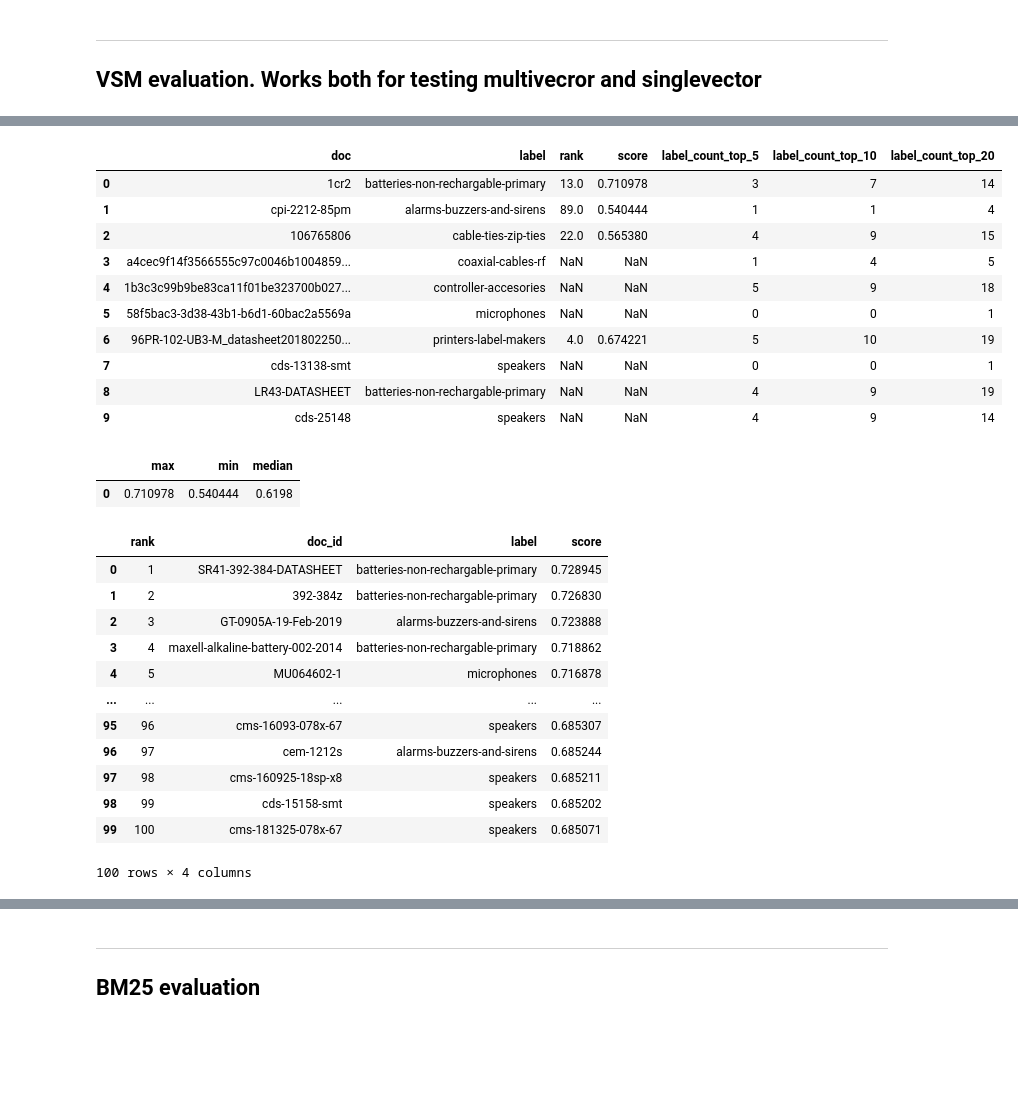
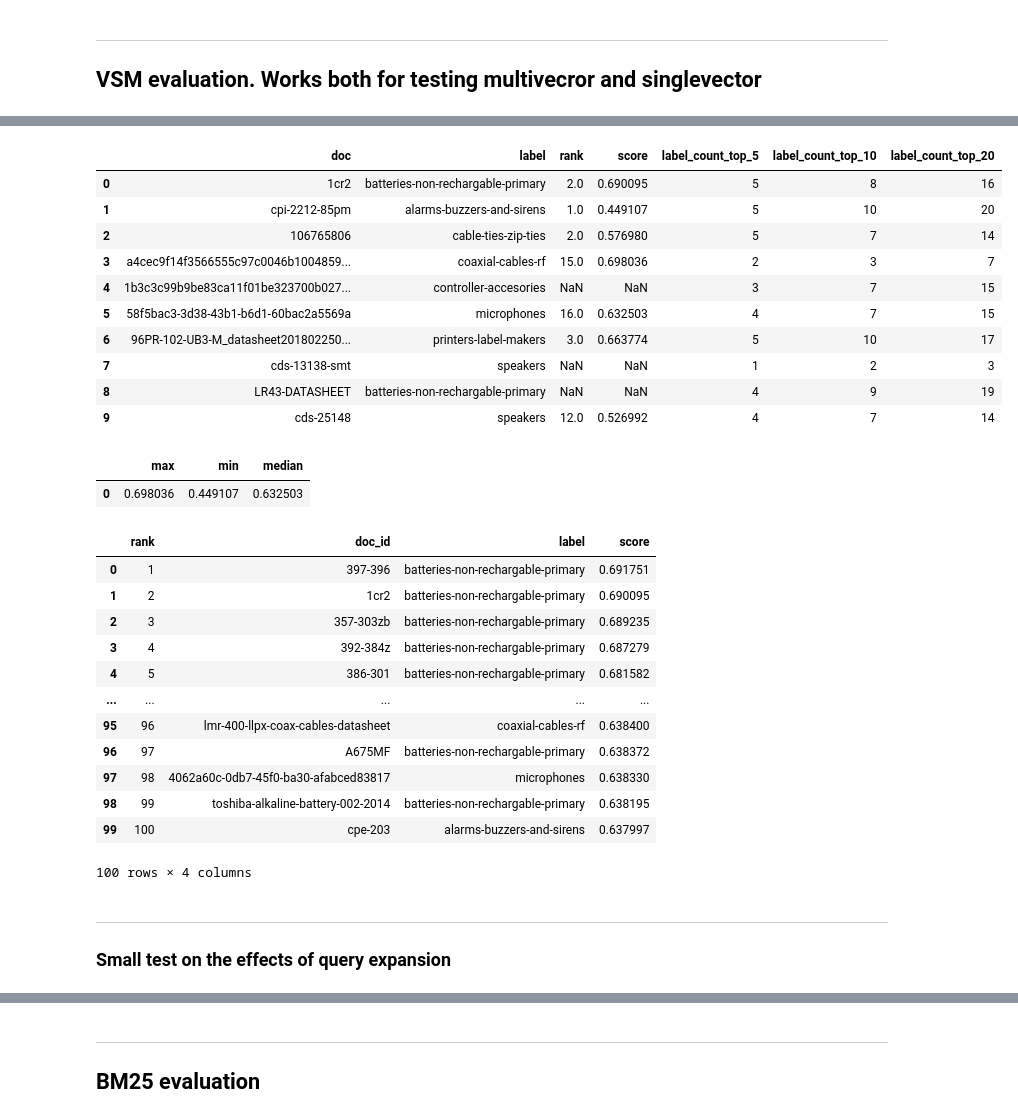
Before and after one commit to pablodevicente/RI_2-Product_Catalog_Classifier, a Jupyter notebook: 01-code/09 - retrieval_evaluation.ipynb, the cells around one changed output, grey strips where cells are left out. Cells and saved outputs as stored; diff of their text form; code cells hidden in the pictures; blank space fills up the shorter version.

```diff
--- a/01-code/09 - retrieval_evaluation.ipynb
+++ b/01-code/09 - retrieval_evaluation.ipynb
@@ -44,10 +47,31 @@ paths = {
     'file': Path("../02-data/00-testing/batteries-non-rechargable-primary/1cr2/1cr2.txt"),
     'output_path': Path("../02-data/00-testing/batteries-non-rechargable-primary/1cr2/sentence_expansions.txt"),
     'pdf_folder': Path("../02-data/00-testing/"),
-    'retriever': Path("../02-data/05-Retrieval/corpus_bm25")
+    'retriever': Path("../02-data/05-Retrieval/corpus_bm25"),
+    'queries_1' : Path("../02-data/06-Evaluation/query_evaluation_1.json"),
+    'queries_2' : Path("../02-data/06-Evaluation/query_evaluation_2.json"),
+    'ranking_query_evaluation_1' : Path('../02-data/06-Evaluation/ranking_query_evaluation_1.pkl'), ## using queries_1, singlevector, QE, minmax
+    'ranking_query_evaluation_2' : Path('../02-data/06-Evaluation/ranking_query_evaluation_2.pkl'), ## using queries_2
+    'ranking_query_evaluation_3' : Path('../02-data/06-Evaluation/ranking_query_evaluation_3.pkl'), ## using queries_1, multivector, QE, minmax
+    'ranking_query_evaluation_4' : Path('../02-data/06-Evaluation/ranking_query_evaluation_4.pkl'), ## using queries_1, multivector, no QE, minmax
+    'ranking_query_evaluation_5' : Path('../02-data/06-Evaluation/ranking_query_evaluation_5.pkl'), ## using queries_1, multivector, QE, zscore
+    'ranking_query_evaluation_6' : Path('../02-data/06-Evaluation/ranking_query_evaluation_6.pkl'), ## using queries_1, multivector, QE, minmax/zscore
+    'QE_eval' : Path("../02-data/06-Evaluation/QE_eval.pkl"),           ## query1 , multivector , minmax/zscore , QE
+    'no_QE_eval' : Path("../02-data/06-Evaluation/QE_eval.pkl")         ## query1 , multivector , minmax/zscore , no QE
+
 }
 
-with open("../02-data/06-Evaluation/document_queries.json") as f:
+use_multivector = True
+use_expansion = False
+
+norm_vsm = 'minmax'
+norm_bm25 = 'zscore'
+
+top_k = 100
+
+save_file = str(paths['no_QE_eval'])
+
+with open(str(paths['queries_1'])) as f:
     raw = json.load(f)
 
 query_list_documents = [data.DocumentSection(**entry) for entry in raw]
@@ -59,9 +83,6 @@ importlib.reload(aux_vsm)
 importlib.reload(aux_retrieval)
 
 vsm_records = []
-top_k = 100
-use_expansion = True
-use_multivector = False
 
 resources = aux_vsm.load_word2vec_resources(paths, use_multivector=use_multivector)
 
@@ -109,26 +113,29 @@ display(vsm_data)
 |  | doc | label | rank | score | label_count_top_5 | label_count_top_10 | label_count_top_20 |
-| 0 | 1cr2 | batteries-non-rechargable-primary | 13.0 | 0.710978 | 3 | 7 | 14 |
-| 1 | cpi-2212-85pm | alarms-buzzers-and-sirens | 89.0 | 0.540444 | 1 | 1 | 4 |
-| 2 | 106765806 | cable-ties-zip-ties | 22.0 | 0.565380 | 4 | 9 | 15 |
-| 3 | a4cec9f14f3566555c97c0046b1004859... | coaxial-cables-rf | NaN | NaN | 1 | 4 | 5 |
-| 4 | 1b3c3c99b9be83ca11f01be323700b027... | controller-accesories | NaN | NaN | 5 | 9 | 18 |
-| 5 | 58f5bac3-3d38-43b1-b6d1-60bac2a5569a | microphones | NaN | NaN | 0 | 0 | 1 |
-| 6 | 96PR-102-UB3-M_datasheet201802250... | printers-label-makers | 4.0 | 0.674221 | 5 | 10 | 19 |
-| 7 | cds-13138-smt | speakers | NaN | NaN | 0 | 0 | 1 |
+| 0 | 1cr2 | batteries-non-rechargable-primary | 2.0 | 0.690095 | 5 | 8 | 16 |
+| 1 | cpi-2212-85pm | alarms-buzzers-and-sirens | 1.0 | 0.449107 | 5 | 10 | 20 |
+| 2 | 106765806 | cable-ties-zip-ties | 2.0 | 0.576980 | 5 | 7 | 14 |
+| 3 | a4cec9f14f3566555c97c0046b1004859... | coaxial-cables-rf | 15.0 | 0.698036 | 2 | 3 | 7 |
+| 4 | 1b3c3c99b9be83ca11f01be323700b027... | controller-accesories | NaN | NaN | 3 | 7 | 15 |
+| 5 | 58f5bac3-3d38-43b1-b6d1-60bac2a5569a | microphones | 16.0 | 0.632503 | 4 | 7 | 15 |
+| 6 | 96PR-102-UB3-M_datasheet201802250... | printers-label-makers | 3.0 | 0.663774 | 5 | 10 | 17 |
+| 7 | cds-13138-smt | speakers | NaN | NaN | 1 | 2 | 3 |
 | 8 | LR43-DATASHEET | batteries-non-rechargable-primary | NaN | NaN | 4 | 9 | 19 |
-| 9 | cds-25148 | speakers | NaN | NaN | 4 | 9 | 14 |
+| 9 | cds-25148 | speakers | 12.0 | 0.526992 | 4 | 7 | 14 |
 |  | max | min | median |
-| 0 | 0.710978 | 0.540444 | 0.6198 |
+| 0 | 0.698036 | 0.449107 | 0.632503 |
 |  | rank | doc_id | label | score |
-| 0 | 1 | SR41-392-384-DATASHEET | batteries-non-rechargable-primary | 0.728945 |
-| 1 | 2 | 392-384z | batteries-non-rechargable-primary | 0.726830 |
-| 2 | 3 | GT-0905A-19-Feb-2019 | alarms-buzzers-and-sirens | 0.723888 |
-| 3 | 4 | maxell-alkaline-battery-002-2014 | batteries-non-rechargable-primary | 0.718862 |
-| 4 | 5 | MU064602-1 | microphones | 0.716878 |
+| 0 | 1 | 397-396 | batteries-non-rechargable-primary | 0.691751 |
+| 1 | 2 | 1cr2 | batteries-non-rechargable-primary | 0.690095 |
+| 2 | 3 | 357-303zb | batteries-non-rechargable-primary | 0.689235 |
+| 3 | 4 | 392-384z | batteries-non-rechargable-primary | 0.687279 |
+| 4 | 5 | 386-301 | batteries-non-rechargable-primary | 0.681582 |
 | ... | ... | ... | ... | ... |
-| 95 | 96 | cms-16093-078x-67 | speakers | 0.685307 |
-| 96 | 97 | cem-1212s | alarms-buzzers-and-sirens | 0.685244 |
-| 97 | 98 | cms-160925-18sp-x8 | speakers | 0.685211 |
-| 98 | 99 | cds-15158-smt | speakers | 0.685202 |
-| 99 | 100 | cms-181325-078x-67 | speakers | 0.685071 |
+| 95 | 96 | lmr-400-llpx-coax-cables-datasheet | coaxial-cables-rf | 0.638400 |
+| 96 | 97 | A675MF | batteries-non-rechargable-primary | 0.638372 |
+| 97 | 98 | 4062a60c-0db7-45f0-ba30-afabced83817 | microphones | 0.638330 |
+| 98 | 99 | toshiba-alkaline-battery-002-2014 | batteries-non-rechargable-primary | 0.638195 |
+| 99 | 100 | cpe-203 | alarms-buzzers-and-sirens | 0.637997 |
-100 rows × 4 columns
+100 rows × 4 columns
+# %% [markdown]
+----------------
+### Small test on the effects of query expansion
```
Also changed, not shown: parts of 12 cells of this notebook, 4 other files.
